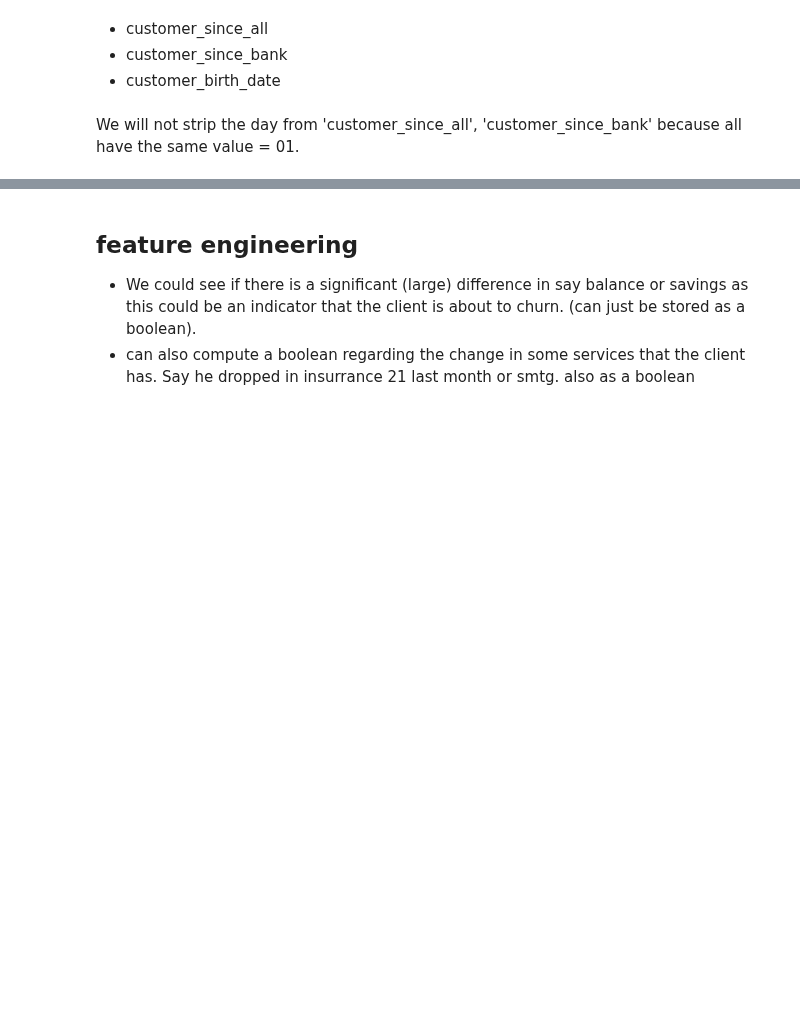
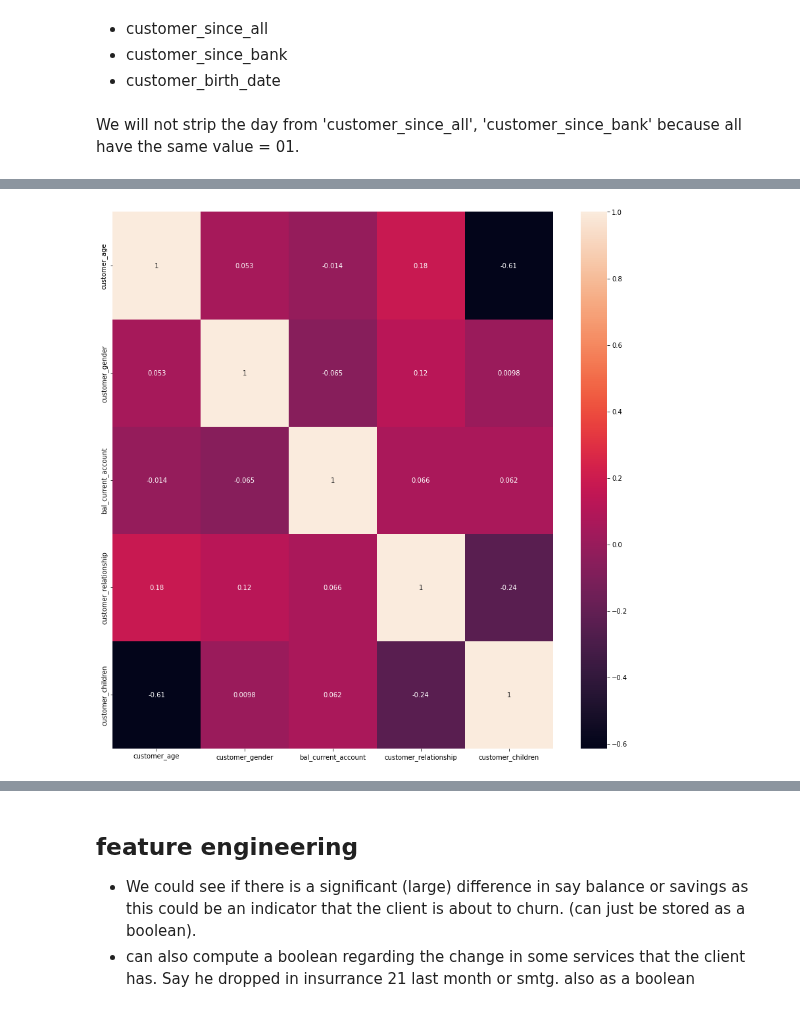
Before and after one commit to AliSafieddine/Churn-Prediction, a Jupyter notebook: Churn-predict.ipynb, the cells around one changed output, grey strips where cells are left out. Saved outputs shown, nothing was run; the diff lists cells and outputs as text; code cells hidden in the pictures; blank space fills up the shorter version.

```diff
--- a/Churn-predict.ipynb
+++ b/Churn-predict.ipynb
@@ -265,0 +316,2 @@ train1
+# %%
+clustering_df = train1[['customer_age','customer_gender','bal_current_account','customer_relationship','customer_children']]
@@ -265,0 +342,7 @@ train1
+# %%
+cormat = clustering_df.corr()
+f, ax=plt.subplots(figsize=(15,15))
+sns.heatmap(cormat,annot=True)
+plt.show()
+# %% [output]
+[figure, added]
```
Also changed, not shown: parts of 14 cells of this notebook.
